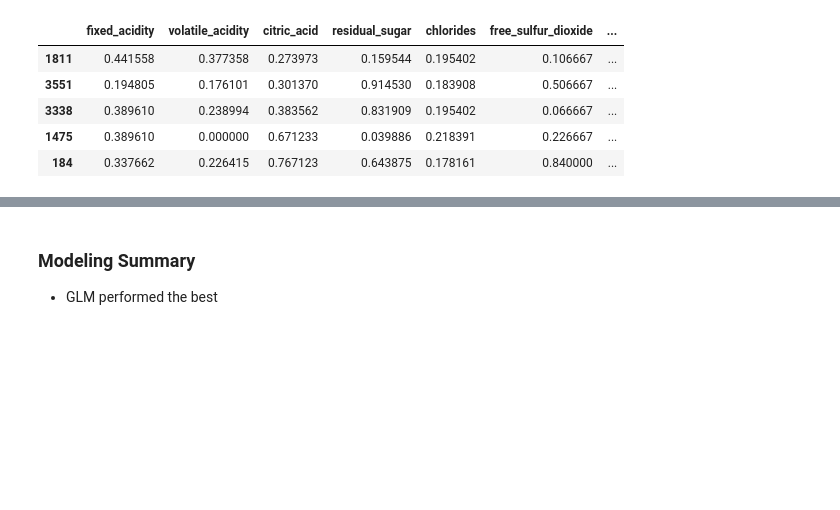
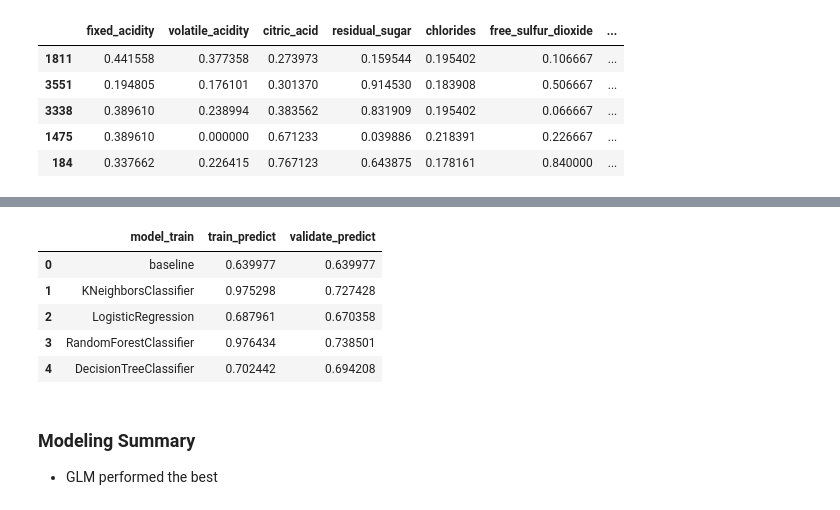
Before and after one commit to pagelwine/wine_project, a Jupyter notebook: final-project.ipynb, the cells around one changed output, grey strips where cells are left out. Cells and saved outputs as stored; diff of their text form; code cells hidden in the pictures; blank space fills up the shorter version.

```diff
--- a/final-project.ipynb
+++ b/final-project.ipynb
@@ -427 +436,10 @@ KeyError: "['va_a'] not in index"
+# %%
+w.super_classification_model(X_train,y_train, X_validate, y_validate, max_depth = 3, the_c = 1, weights ='uniform', neighbors = 1)
+# %% [output]
+|  | model_train | train_predict | validate_predict |
+| 0 | baseline | 0.639977 | 0.639977 |
+| 1 | KNeighborsClassifier | 0.975298 | 0.727428 |
+| 2 | LogisticRegression | 0.687961 | 0.670358 |
+| 3 | RandomForestClassifier | 0.976434 | 0.738501 |
+| 4 | DecisionTreeClassifier | 0.702442 | 0.694208 |
 # %%
```
Also changed, not shown: parts of 38 cells of this notebook, 1 other file.
